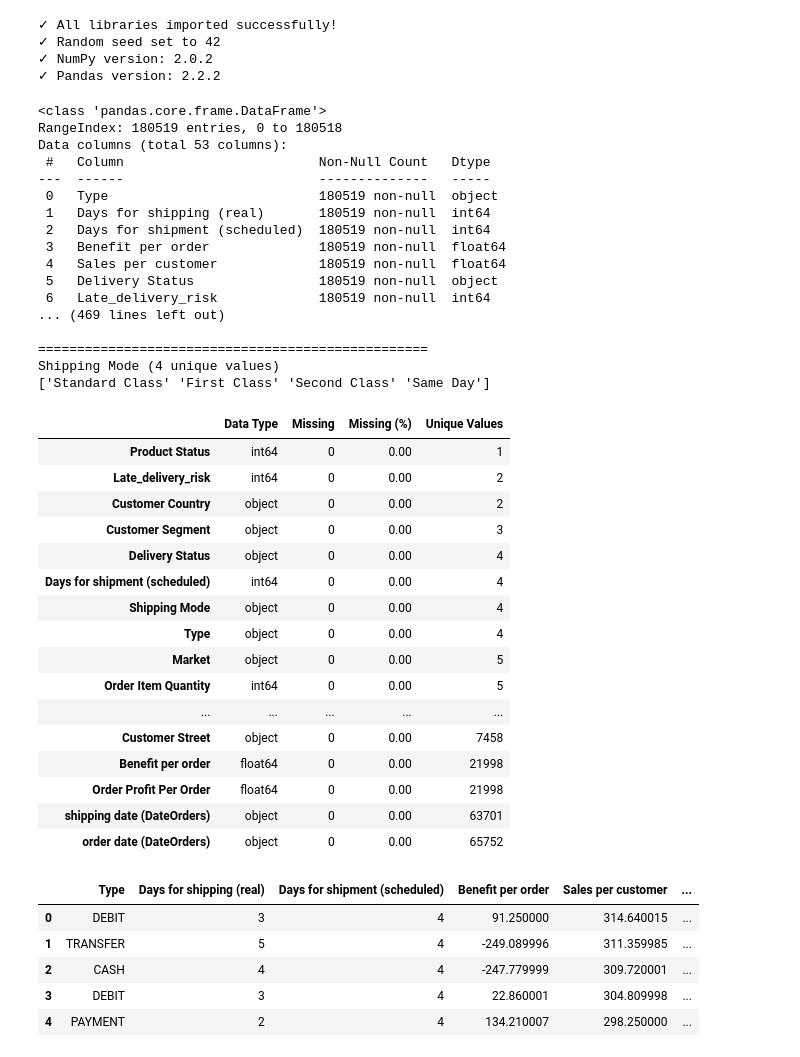
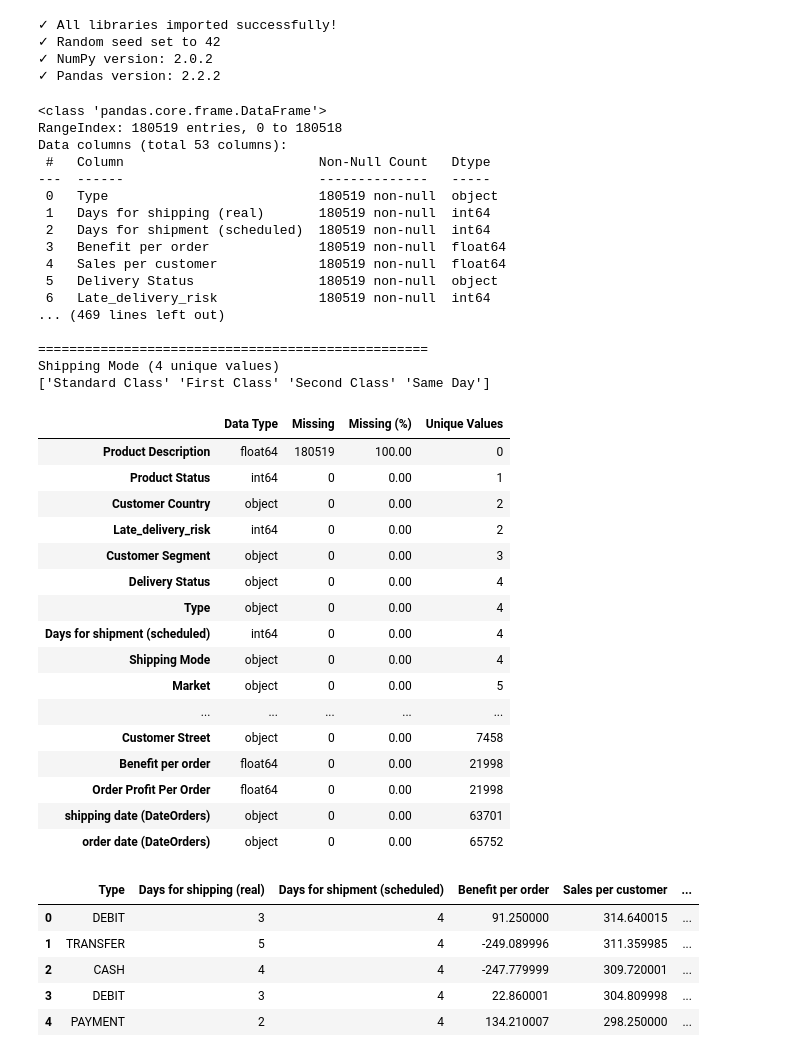
Before and after one commit to donnaabangeles/ShipGuard, a Jupyter notebook: notebooks/exploratory_analysis.ipynb, the cells around one changed output. Cells and saved outputs as stored; diff of their text form; code cells hidden in the pictures.

```diff
--- a/notebooks/exploratory_analysis.ipynb
+++ b/notebooks/exploratory_analysis.ipynb
@@ -61,6 +61,7 @@ print(f"✓ Pandas version: {pd.__version__}")
 ✓ NumPy version: 2.0.2
 ✓ Pandas version: 2.2.2
 # %%
+#unzipping the DataCo Supply Chain Dataset to load it into pandas DataFrame
 import zipfile
 with zipfile.ZipFile('dataco-smart-supply-chain-for-big-data-analysis.zip', 'r') as zip_ref:
     zip_ref.extractall('/content/dataco')
@@ -95,8 +96,7 @@ df = df.drop(["Category Id",
         "Order Item Id",
         "Order Item Cardprod Id",
         "Product Category Id",
-        "Product Card Id",
-        "Product Description"],axis = 1)
+        "Product Card Id"],axis = 1)
 
 #counting the count of shipments/orders with late delivery risk to assess any further need for class imbalance handling
 df['Late_delivery_risk'].value_counts(normalize=True)
@@ -106,43 +106,43 @@ for col in categorical_cols:
     print(f"\n{'='*50}")
     print(f"{col} ({df[col].nunique()} unique values)")
     print(df[col].unique())
 
 summary = pd.DataFrame({
     "Data Type": df.dtypes,
     "Missing": df.isnull().sum(),
     "Missing (%)": (df.isnull().mean() * 100).round(2),
     "Unique Values": df.nunique()
 })
 summary.sort_values("Unique Values")
 # %% [output]
 <class 'pandas.core.frame.DataFrame'>
 RangeIndex: 180519 entries, 0 to 180518
 Data columns (total 53 columns):
  #   Column                         Non-Null Count   Dtype
 ---  ------                         --------------   -----
  0   Type                           180519 non-null  object
  1   Days for shipping (real)       180519 non-null  int64
  2   Days for shipment (scheduled)  180519 non-null  int64
  3   Benefit per order              180519 non-null  float64
  4   Sales per customer             180519 non-null  float64
  5   Delivery Status                180519 non-null  object
  6   Late_delivery_risk             180519 non-null  int64
 ... (469 lines left out)
 
 ==================================================
 Shipping Mode (4 unique values)
 ['Standard Class' 'First Class' 'Second Class' 'Same Day']
 |  | Data Type | Missing | Missing (%) | Unique Values |
+| Product Description | float64 | 180519 | 100.00 | 0 |
 | Product Status | int64 | 0 | 0.00 | 1 |
+| Customer Country | object | 0 | 0.00 | 2 |
 | Late_delivery_risk | int64 | 0 | 0.00 | 2 |
-| Customer Country | object | 0 | 0.00 | 2 |
 | Customer Segment | object | 0 | 0.00 | 3 |
 | Delivery Status | object | 0 | 0.00 | 4 |
+| Type | object | 0 | 0.00 | 4 |
 | Days for shipment (scheduled) | int64 | 0 | 0.00 | 4 |
 | Shipping Mode | object | 0 | 0.00 | 4 |
-| Type | object | 0 | 0.00 | 4 |
 | Market | object | 0 | 0.00 | 5 |
-| Order Item Quantity | int64 | 0 | 0.00 | 5 |
 | ... | ... | ... | ... | ... |
 | Customer Street | object | 0 | 0.00 | 7458 |
 | Benefit per order | float64 | 0 | 0.00 | 21998 |
```
Also changed, not shown: parts of 39 cells of this notebook, 1 other file.
